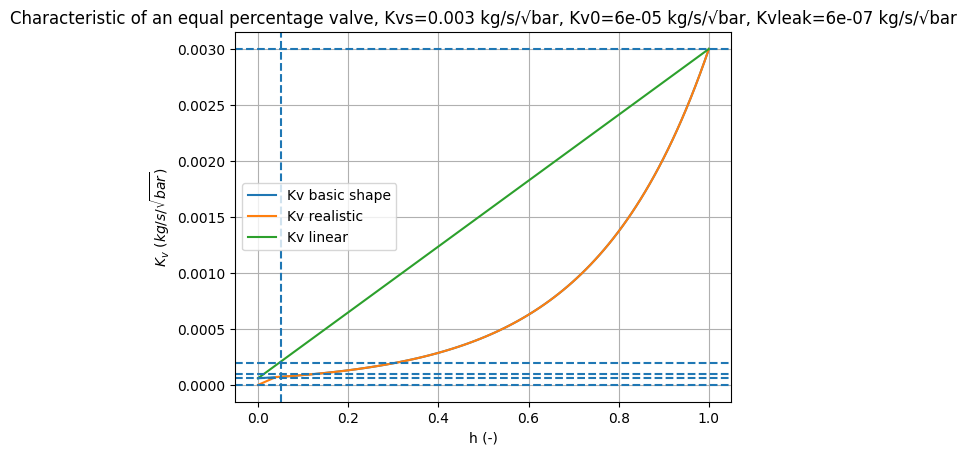
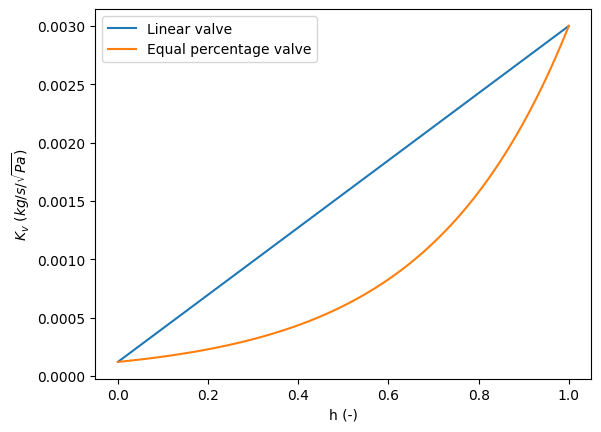
The change to this notebook cell's code, shown as a diff; its figure went from the first image to the second:
--- before
+++ after
@@ -1,61 +1,72 @@
 # functions return Kv/Kvs
 
-def Kv_ideal_func(h, Kvs):
-    Kv0 = Kvs/50
+def equal_ideal_func_Kvr(h, Kvs):
+    Kv0 = Kvs/25
     return (Kvs / Kv0) ** (h-1) * Kvs
 
-def Kvleak_func(h,Kvs):
-    Kvleak = Kvs/5000
-    return (Kvs/Kvleak) ** (h-1)*Kvleak
+# def Kvleak_func(h,Kvs):
+#     Kvleak = Kvs/2000
+#     return (Kvs/Kvleak) ** (h-1)*Kvleak
 
-def Kv_real_func(h,Kvs,h_star):
-    Kv0 = Kvs/50
-    Kvleak = Kvs/5000
+# def Kv_real_func(h,Kvs,h_star):
+#     Kv0 = Kvs/25
+#     Kvleak = Kvs/2000
+
+#     if h < h_star:
+#         Kv = Kvleak + h*(Kv_ideal_func(0.1,Kvs) - Kvleak)/h_star
+#         # Kv = Kvleak_func(h, Kvs/100)
+#     else:
+#         Kv = (Kvs/Kv0) ** (h-1)* Kvs
+#     return Kv
+
+# For plotting in thesis 
+
+def linear_valve_func(h, Kvs, Kv0, Kvleak, h_star):
+    def linear_ideal_func(h, Kvs, Kv0):
+        return h * (Kvs - Kv0) + Kv0
 
     if h < h_star:
-        Kv = Kvleak + h*(Kv_ideal_func(0.1,Kvs) - Kvleak)/h_star
-        # Kv = Kvleak_func(h, Kvs/100)
+        Kv = Kvleak + h*(linear_ideal_func(h_star,Kvs,Kv0) - Kvleak)/h_star
     else:
-        Kv = (Kvs/Kv0) ** (h-1)* Kvs
+        Kv = linear_ideal_func(h, Kvs, Kv0)
     return Kv
 
-def linear_valve_func(h, Kvs):
-    Kv0 = Kvs/50
-    return h * (Kvs - Kv0) + Kv0
+def equal_percentage_valve_func(h, Kvs, Kv0, Kvleak, h_star):
+    def equal_ideal_func(h, Kvs, Kv0):
+        return (Kvs / Kv0) ** (h-1) * Kvs    
+
+    if h < h_star:
+        Kv = Kvleak + h*(equal_ideal_func(h_star,Kvs, Kv0) - Kvleak)/h_star
+    else:
+        Kv = equal_ideal_func(h, Kvs, Kv0)
+    return Kv
+
 
 h_array = np.linspace(0,1,100)
 Kvs = 0.003
-h_star = 0.05
+Kv0 = Kvs/25
+Kvleak = Kvs/2000
+h_star = 0.01
+
+Kv_linear_array = []
+Kv_equal_array = []
+for h in h_array:
+    Kv_linear_array.append(linear_valve_func(h,Kvs, Kv0, Kvleak, h_star))
+    Kv_equal_array.append(equal_percentage_valve_func(h,Kvs, Kv0, Kvleak, h_star))
 
 
-Kv_ideal_array = []
-Kv_real_array = []
-Kv_linear_array = []
-for h in h_array:
-    Kv_ideal_array.append(Kv_ideal_func(h,Kvs))
-    Kv_real_array.append(Kv_real_func(h,Kvs,h_star))
-    Kv_linear_array.append(linear_valve_func(h, Kvs))
-
-# In phd thesis he says that the typical ratio between Kvs/Kv0 is between 25 - 50 (p26) Higher ratio means beter control flow. 
-
-plt.figure()
-
-plt.plot(h_array, Kv_ideal_array, label='Kv basic shape')
-plt.plot(h_array, Kv_real_array, label='Kv realistic')
-plt.plot(h_array, Kv_linear_array, label='Kv linear')
-plt.axhline(Kvs/5000, linestyle='--')
-plt.axhline(Kvs/50, linestyle='--')
-plt.axhline(Kvs, linestyle='--')
-plt.axhline(0.0001, linestyle='--')
-plt.axhline(0.0002, linestyle='--')
+# Plot
+fig, ax = plt.subplots()
+ax.plot(h_array, Kv_linear_array, label='Linear valve')
+ax.plot(h_array, Kv_equal_array, label='Equal percentage valve')
+# ---------------------------------------------------------------------------
+# Plot
+# ---------------------------------------------------------------------------
 
 
-plt.axvline(h_star, linestyle='--')
 
 plt.xlabel('h (-)')
-plt.ylabel(r'$K_v$ $(kg/s/\sqrt{bar}$)')
-plt.title(f"Characteristic of an equal percentage valve, Kvs={Kvs} kg/s/√bar, Kv0={Kvs/50} kg/s/√bar, Kvleak={Kvs/5000} kg/s/√bar")
+plt.ylabel(r'$K_v$ $(kg/s/\sqrt{Pa}$)')
 
 plt.legend()
-plt.grid()
 plt.show()

Commit: updating cost function, perform parametersweeps, creating, made new plots for report